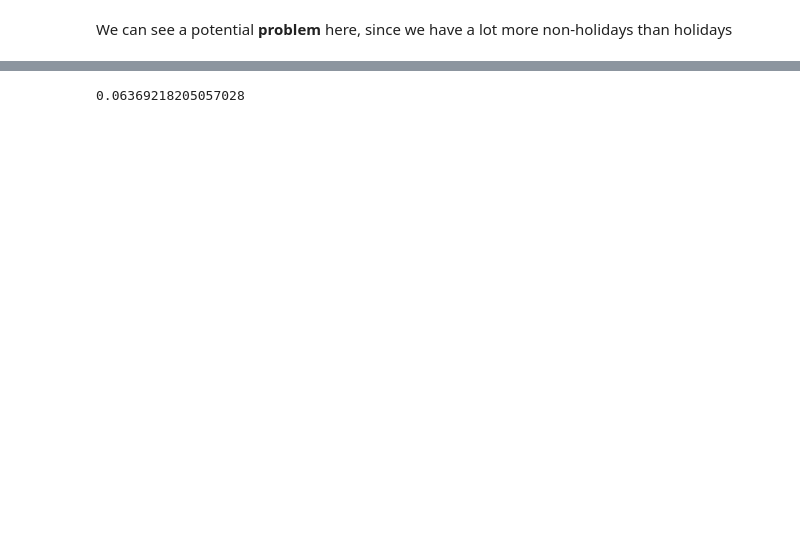
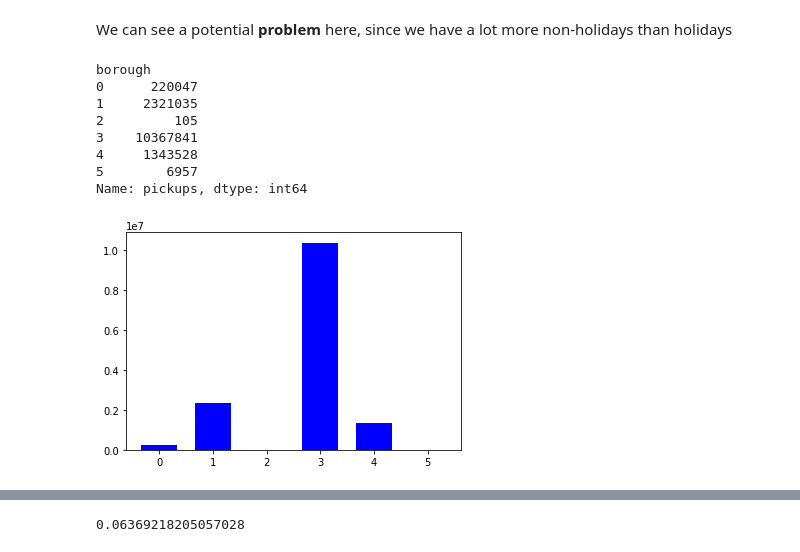
Before and after one commit to liorKatzz/UBER_rides_prediction, a Jupyter notebook: uber_pred.ipynb, the cells around one changed output, grey strips where cells are left out. Saved outputs shown, nothing was run; the diff lists cells and outputs as text; code cells hidden in the pictures; blank space fills up the shorter version.

```diff
--- a/uber_pred.ipynb
+++ b/uber_pred.ipynb
@@ -112,0 +131,2 @@ Name: hday, dtype: int64
+# %%
+df = df.drop(['hday'], axis=1)
@@ -113,2 +140,17 @@ Name: hday, dtype: int64
 # %% [markdown]
 We can see a potential **problem** here, since we have a lot more non-holidays than holidays
+# %%
+df_borough_sum = df.groupby(['borough'])['pickups'].sum()
+print(df_borough_sum)
+vals = list(df_borough_sum)
+bar_test = plt.bar([0,1,2,3,4,5], vals, 1/1.5, color="blue")
+# %% [output]
+borough
+0      220047
+1     2321035
+2         105
+3    10367841
+4     1343528
+5        6957
+Name: pickups, dtype: int64
+[figure, added]
```
Also changed, not shown: parts of 30 cells of this notebook.
